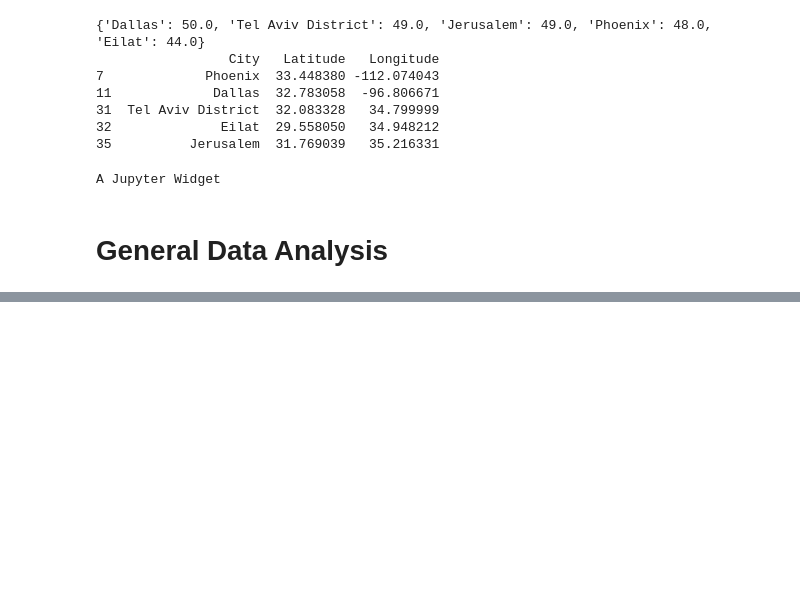
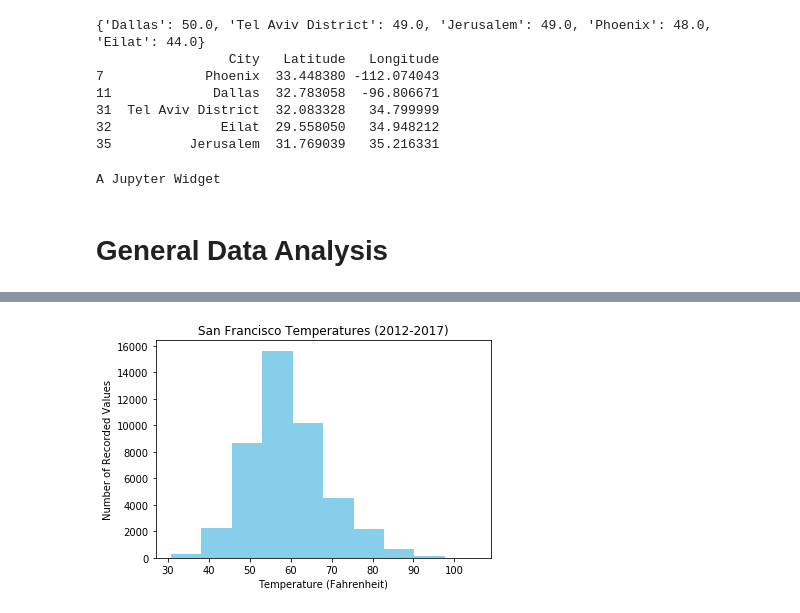
Before and after one commit to Arkidillo/weather-prediction, a Jupyter notebook: convert_descriptions_heatmaps-Ethan.ipynb, the cells around one changed output, grey strips where cells are left out. Saved outputs shown, nothing was run; the diff lists cells and outputs as text; code cells hidden in the pictures; blank space fills up the shorter version.

```diff
--- a/convert_descriptions_heatmaps-Ethan.ipynb
+++ b/convert_descriptions_heatmaps-Ethan.ipynb
@@ -282,0 +346,35 @@ Name: Jerusalem, Length: 45253, dtype: float64
+# %%
+# San Fransisco
+# SF Temperatures
+
+import pandas as pd
+import matplotlib.pyplot as plt
+
+#read the csv
+temperature_sf = pd.read_csv("temperature.csv")
+
+#creating dictionary to store cities and their corresponding average temperate
+cities_temp = {}
+
+temperature_sf = temperature_sf.drop(['datetime'], axis=1)
+
+city_temp_sum = 0
+
+sf = 'San Francisco'
+
+df_sf = temperature_sf[pd.notnull(temperature_sf[sf])]
+
+fahrenheit = 0
+#convert all temperatures to fahrenheit
+for temp in df_sf[sf]:
+    celsius = (temp - 273)
+    fahrenheit = (celsius * 1.8) + 32
+    df_sf = df_sf.replace(temp, fahrenheit)
+
+plt.hist(df_sf[sf], color="skyblue")
+plt.title('San Francisco Temperatures (2012-2017)')
+plt.xlabel("Temperature (Fahrenheit)")
+plt.ylabel("Number of Recorded Values")
+plt.show()
+# %% [output]
+[figure, added]
```
Also changed, not shown: parts of 12 cells of this notebook, 13 other files.
